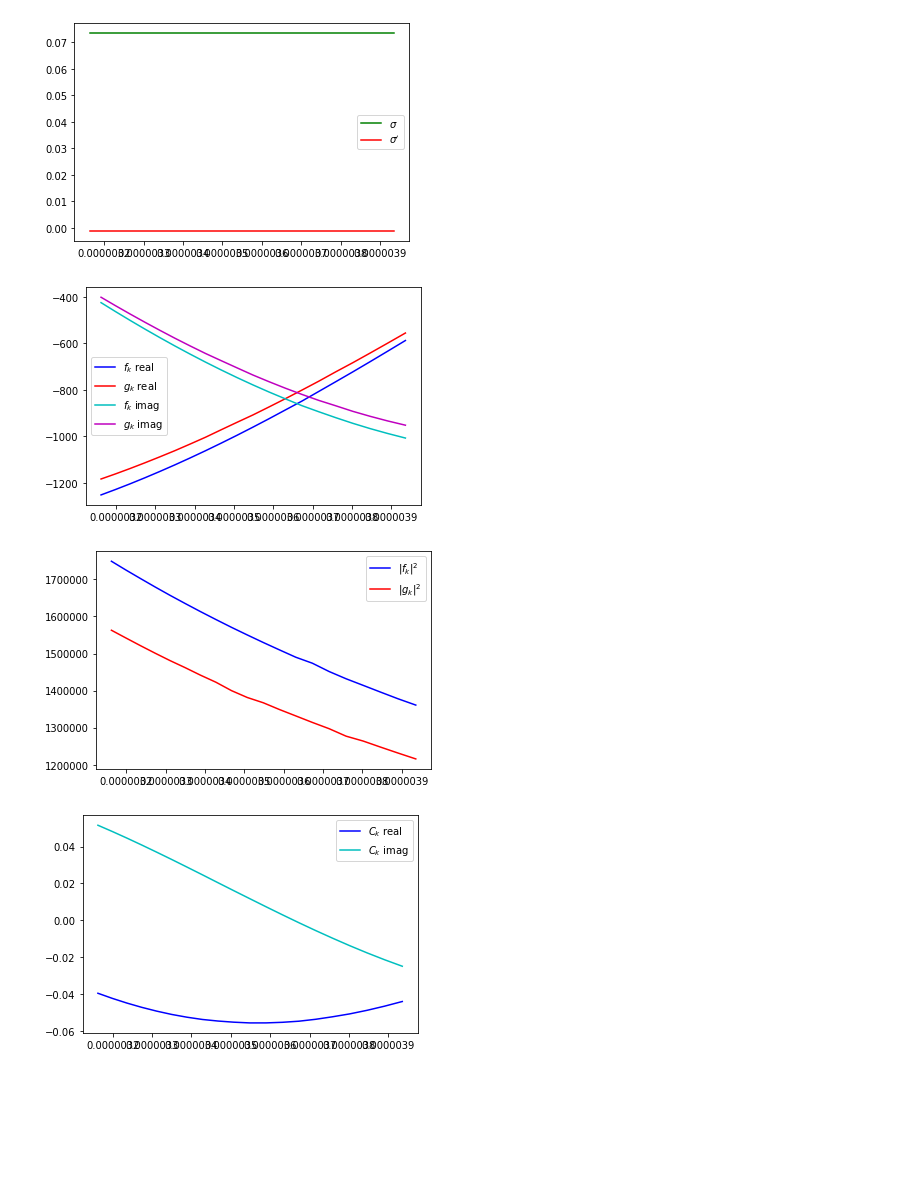
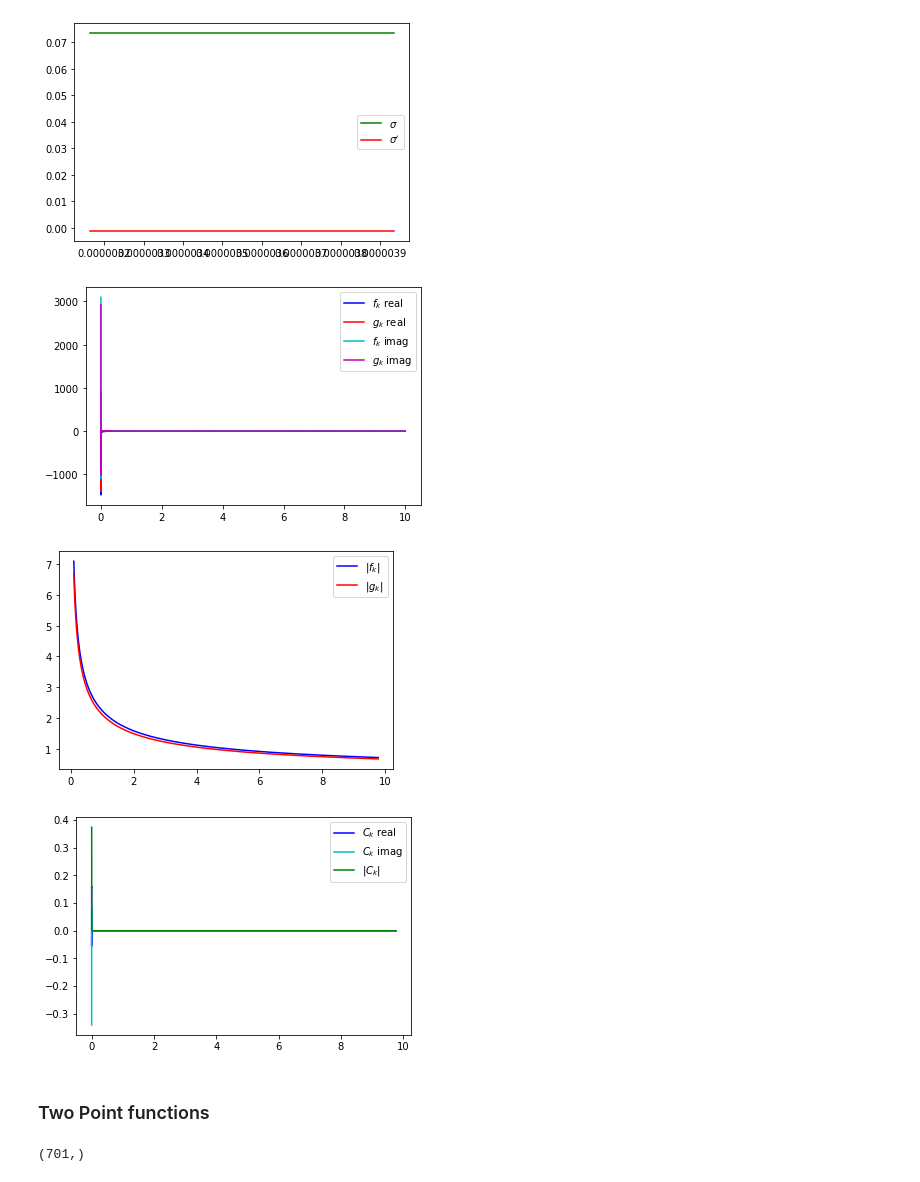
Before and after one commit to nbolis/Reheat_Entanglement, a Jupyter notebook: RehEntang_ODE.ipynb, the cells around one changed output. Saved outputs shown, nothing was run; the diff lists cells and outputs as text; code cells hidden in the pictures; blank space fills up the shorter version.

```diff
--- a/RehEntang_ODE.ipynb
+++ b/RehEntang_ODE.ipynb
@@ -300,7 +300,7 @@ Setting the list of k's for which to solve the equations
 
 k_min  = 1.e-6
 k_max  = 10.
-k_per_decade_primordial = 200.
+k_per_decade_primordial = 100   # 200.
 
 
 
@@ -364,0 +372,2 @@ k_sol1 = k_solve(ks, 100, 120, tau0, 1.5 ,0.1 ,0.7,0.1,0.1,0,0)
+# %%
+k_sol_try2 = k_solve(ks, 0, 701, tau0, 1.5 ,0.8 ,0.7,0.1,0.1,0,0)
@@ -365,5 +395,5 @@ k_sol1 = k_solve(ks, 100, 120, tau0, 1.5 ,0.1 ,0.7,0.1,0.1,0,0)
 # %%
-modes = np.asarray(k_sol1[0])
-krange = np.asarray(k_sol1[1])
+modes = np.asarray(k_sol_try2[0])
+krange = np.asarray(k_sol_try2[1])
 modes.shape
 # %% [output]
@@ -447,18 +477,22 @@ plt.plot(krange, gk.imag, 'm',label='$g_k$ imag')
 plt.legend()
 plt.show()
 # %% [output]
-[figure, old version]
+[figure, new version]
 # %%
-plt.plot(krange, fk.real**2 +  fk.imag**2 , 'b',label='$|f_k|^2$ ')
-plt.plot(krange, gk.real**2 + gk.imag**2 , 'r',label='$|g_k|^2$ ')
+plt.plot(krange[500:700], np.absolute(fk)[500:700] , 'b',label='$|f_k|$ ')
+plt.plot(krange[500:700], np.absolute(gk)[500:700] , 'r',label='$|g_k|$ ')
 plt.legend()
 plt.show()
 # %% [output]
-[figure, old version]
+[figure, new version]
 # %%
-plt.plot(krange, Ck.real, 'b', label='$C_k$ real')
-plt.plot(krange, Ck.imag, 'c', label='$C_k$ imag')
+b, f = 0,700
+plt.plot(krange[b:f], Ck.real[b:f], 'b', label='$C_k$ real')
+plt.plot(krange[b:f], Ck.imag[b:f], 'c', label='$C_k$ imag')
+plt.plot(krange[b:f], np.absolute(Ck)[b:f], 'g', label='$|C_k|$')
 plt.legend()
 plt.show()
 # %% [output]
-[figure, old version]
+[figure, new version]
+# %% [markdown]
+### Two Point functions
@@ -464,0 +501,6 @@ plt.show()
+# %%
+TwoP_phiphi = (tauf**2 * H**2) * (np.absolute(fk)**2)/(1-4*(np.absolute(Ck)**2)* np.cos(np.angle(Ck)-np.angle(fk)-np.angle(gk))**2)
+Pk_phiphi = (krange**3)* TwoP_phiphi
+Pk_phiphi.shape
+# %% [output]
+(701,)
```
Also changed, not shown: parts of 15 cells of this notebook.
